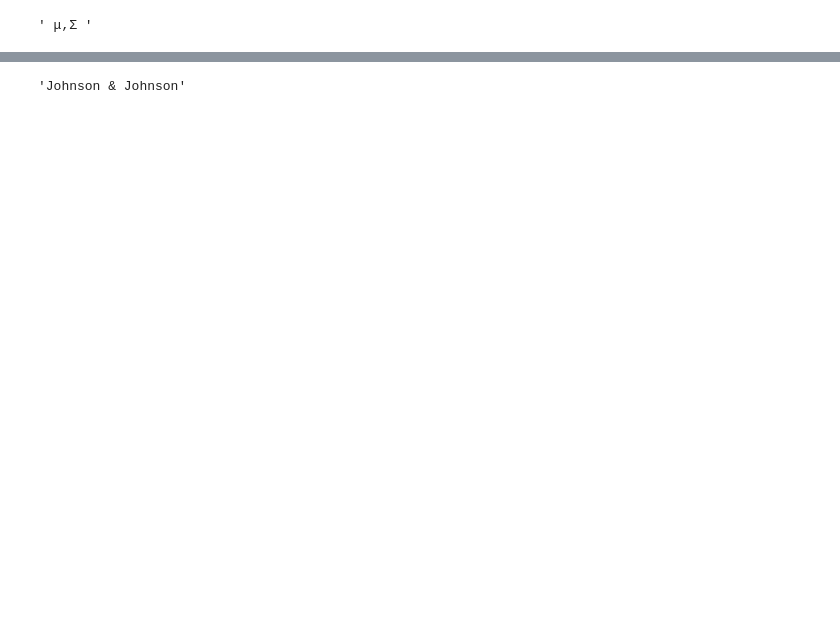
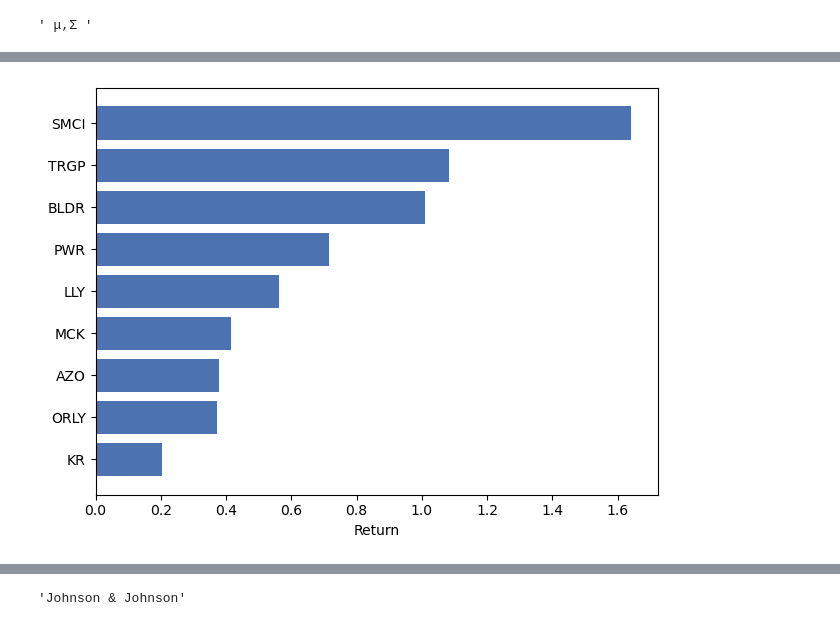
Before and after one commit to bourov/porto, a Jupyter notebook: first-simple.ipynb, the cells around one changed output, grey strips where cells are left out. Cells and saved outputs as stored; diff of their text form; code cells hidden in the pictures; blank space fills up the shorter version.

```diff
--- a/first-simple.ipynb
+++ b/first-simple.ipynb
@@ -100,0 +146,5 @@ plotting.plot_weights(wnames,);
+# %%
+plotting.plot_weights(mu[weights.keys()], )
+plotting.plt.xlabel('Return');
+# %% [output]
+[figure, added]
```
Also changed, not shown: parts of 84 cells of this notebook, 1 other file.
